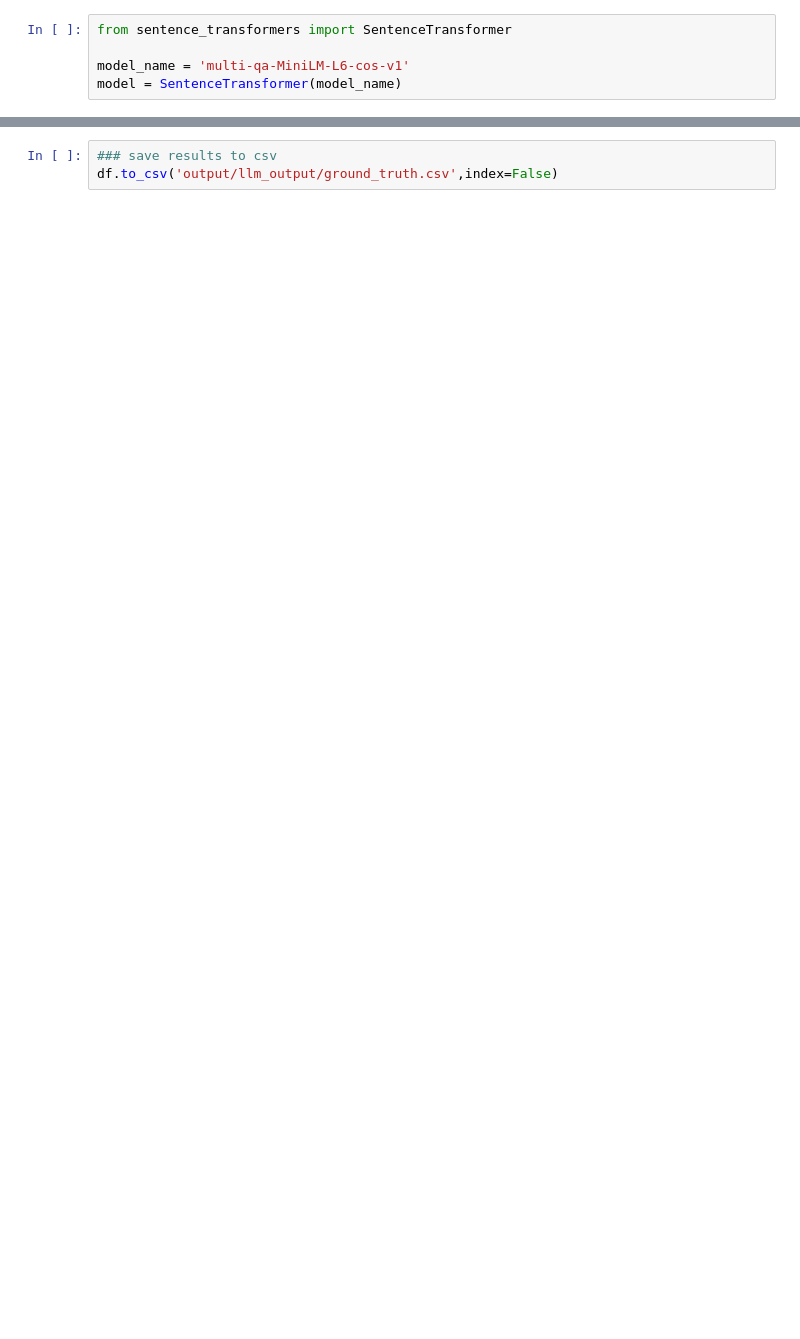
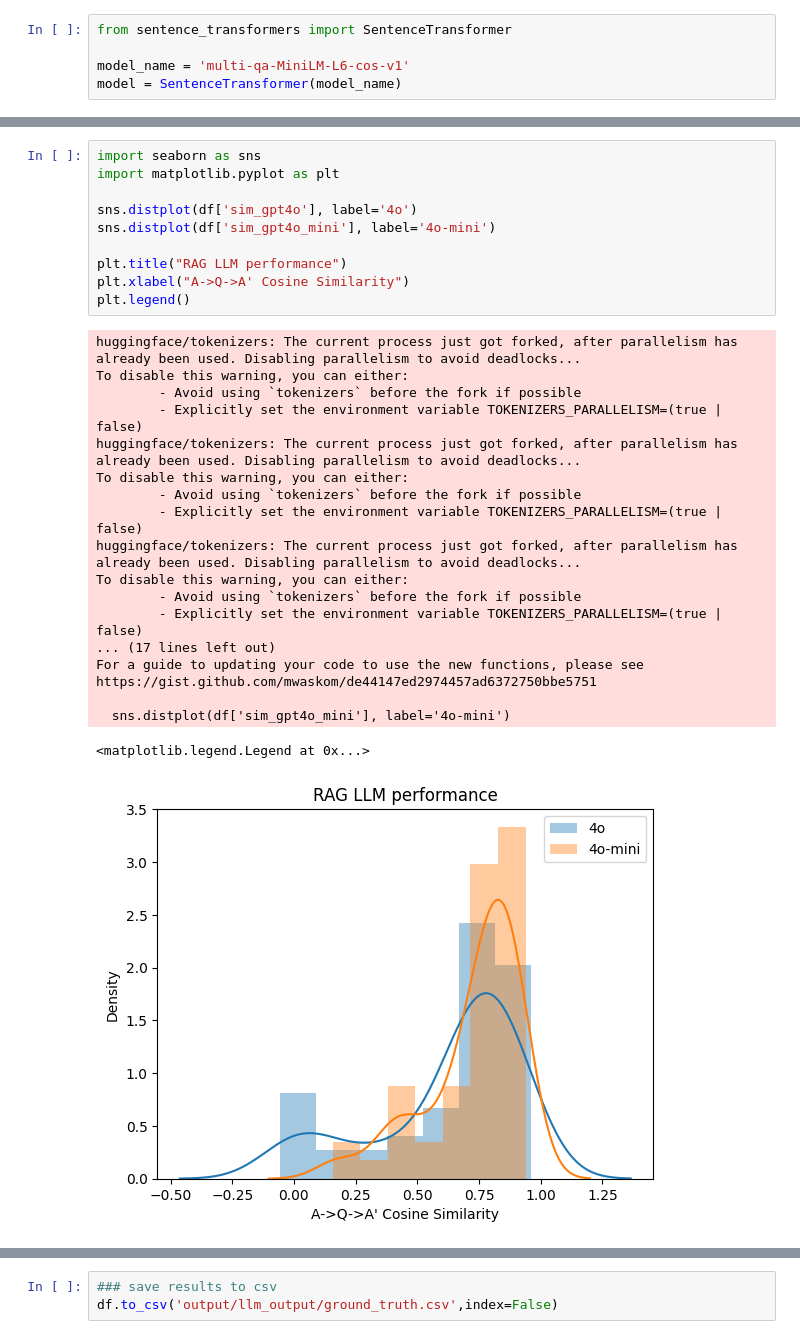
Before and after one commit to DmitriiK/telegram_rag_search, a Jupyter notebook: offline-rag-evaluation.ipynb, the cells around one changed output, grey strips where cells are left out. Drawn from its saved outputs; the diff is of its cells as text; blank space fills up the shorter version.

Commit message:
evaluation of rag search by different models using cousine similarity

```diff
--- a/offline-rag-evaluation.ipynb
+++ b/offline-rag-evaluation.ipynb
@@ -103,0 +123,30 @@ Name: cs, dtype: float64
+# %%
+import seaborn as sns
+import matplotlib.pyplot as plt
+
+sns.distplot(df['sim_gpt4o'], label='4o')
+sns.distplot(df['sim_gpt4o_mini'], label='4o-mini')
+
+plt.title("RAG LLM performance")
+plt.xlabel("A->Q->A' Cosine Similarity")
+plt.legend()
+# %% [output]
+huggingface/tokenizers: The current process just got forked, after parallelism has already been used. Disabling parallelism to avoid deadlocks...
+To disable this warning, you can either:
+        - Avoid using `tokenizers` before the fork if possible
+        - Explicitly set the environment variable TOKENIZERS_PARALLELISM=(true | false)
+huggingface/tokenizers: The current process just got forked, after parallelism has already been used. Disabling parallelism to avoid deadlocks...
+To disable this warning, you can either:
+        - Avoid using `tokenizers` before the fork if possible
+        - Explicitly set the environment variable TOKENIZERS_PARALLELISM=(true | false)
+huggingface/tokenizers: The current process just got forked, after parallelism has already been used. Disabling parallelism to avoid deadlocks...
+To disable this warning, you can either:
+        - Avoid using `tokenizers` before the fork if possible
+        - Explicitly set the environment variable TOKENIZERS_PARALLELISM=(true | false)
+... (17 lines left out)
+For a guide to updating your code to use the new functions, please see
+https://gist.github.com/mwaskom/de44147ed2974457ad6372750bbe5751
+
+  sns.distplot(df['sim_gpt4o_mini'], label='4o-mini')
+<matplotlib.legend.Legend at 0x...>
+[figure, added]
```
Also changed, not shown: parts of 7 cells of this notebook, 6 other files.
